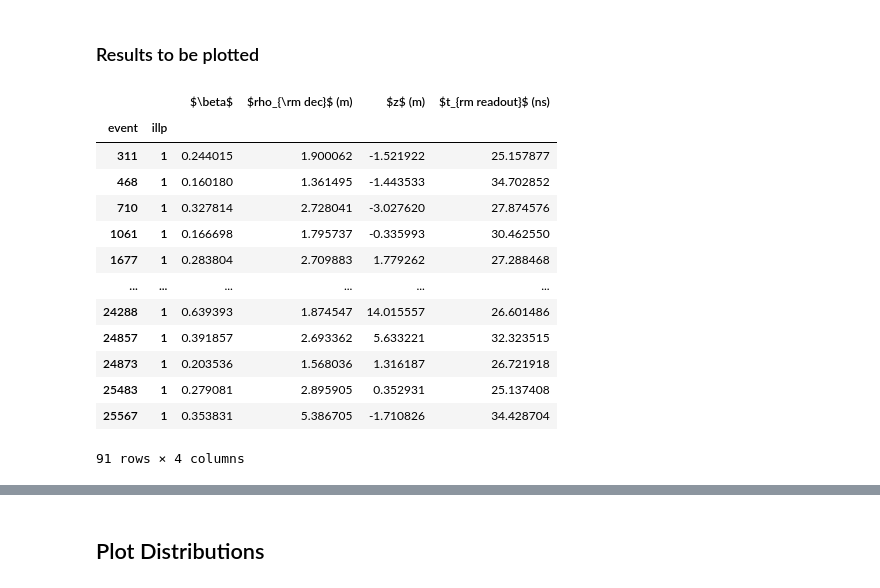
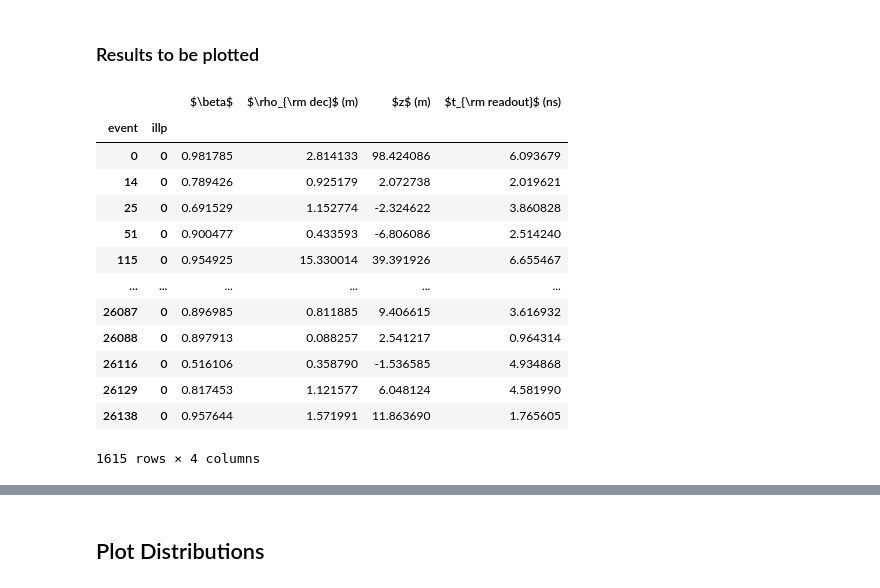
Before and after one commit to andlessa/back2futureTrigger, a Jupyter notebook: B2TF-Trigger/plotDistributions_llp.ipynb, the cells around one changed output, grey strips where cells are left out. Saved outputs shown, nothing was run; the diff lists cells and outputs as text; code cells hidden in the pictures.

```diff
--- a/B2TF-Trigger/plotDistributions_llp.ipynb
+++ b/B2TF-Trigger/plotDistributions_llp.ipynb
@@ -20,30 +20,32 @@ plt.rcParams.update(defaultPars)
 # %%
 filesLabels = {
             #  'Default' : '../pp2chi0chi0J_nosmear_scan/Events/run_03/ddmH_mS_500_m1_248_dm_94_ctau_3.0_delphes_events.root',
-            #  'sa = 0.05' : '../pp2chi0chi0J_nosmear_scan/Events/run_01/ddmH_mS_500_m1_244_dm_90_ctau_3.0_delphes_events.root',
-             'sa = 0.05 dm1 = 4' : '../pp2chi0chi0J_nosmear_scan/Events/run_03/ddmH_mS_500_m1_248_dm_94_ctau_3.0_delphes_events.pcl'
+             'sa = 0.05' : '../pp2chi0chi0J_nosmear_scan/Events/run_04/ddmH_mS_500_m1_244_dm_90_ctau_3.0_delphes_events.pcl',
+             'sa = 0.05, dm1 = 2' : '../pp2chi0chi0J_nosmear_scan/Events/run_05/ddmH_mS_500_m1_249_dm_95_ctau_3.0_delphes_events.pcl',
+             'sa = 0.05, dm1 = 2, ctau' : '../pp2chi0chi0J_nosmear_scan/Events/run_06/ddmH_mS_500_m1_249_dm_95_ctau_3.0_delphes_events.pcl',
+            #  'sa = 0.05 dm1 = 4' : '../pp2chi0chi0J_nosmear_scan/Events/run_03/ddmH_mS_500_m1_248_dm_94_ctau_3.0_delphes_events.pcl'
              }
 # %%
 dfDict = {}
 for label, file in filesLabels.items():
     dfDict[label] = pd.read_pickle(file)
 # %%
-df = dfDict['sa = 0.05 dm1 = 4']
+df = dfDict['sa = 0.05']
 # df[df['eventRecord'] == 'N']
 idx = pd.IndexSlice
-df.loc[:,'N',:]
+df.loc[:,'N-1',:]
 # %% [output]
-|  |  | $\beta$ | $rho_{\rm dec}$ (m) | $z$ (m) | $t_{rm readout}$ (ns) |
+|  |  | $\beta$ | $\rho_{\rm dec}$ (m) | $z$ (m) | $t_{\rm readout}$ (ns) |
 | event | illp |  |  |  |  |
-| 311 | 1 | 0.244015 | 1.900062 | -1.521922 | 25.157877 |
-| 468 | 1 | 0.160180 | 1.361495 | -1.443533 | 34.702852 |
-| 710 | 1 | 0.327814 | 2.728041 | -3.027620 | 27.874576 |
-| 1061 | 1 | 0.166698 | 1.795737 | -0.335993 | 30.462550 |
-| 1677 | 1 | 0.283804 | 2.709883 | 1.779262 | 27.288468 |
+| 0 | 0 | 0.981785 | 2.814133 | 98.424086 | 6.093679 |
+| 14 | 0 | 0.789426 | 0.925179 | 2.072738 | 2.019621 |
+| 25 | 0 | 0.691529 | 1.152774 | -2.324622 | 3.860828 |
+| 51 | 0 | 0.900477 | 0.433593 | -6.806086 | 2.514240 |
+| 115 | 0 | 0.954925 | 15.330014 | 39.391926 | 6.655467 |
 | ... | ... | ... | ... | ... | ... |
-| 24288 | 1 | 0.639393 | 1.874547 | 14.015557 | 26.601486 |
-| 24857 | 1 | 0.391857 | 2.693362 | 5.633221 | 32.323515 |
-| 24873 | 1 | 0.203536 | 1.568036 | 1.316187 | 26.721918 |
-| 25483 | 1 | 0.279081 | 2.895905 | 0.352931 | 25.137408 |
-| 25567 | 1 | 0.353831 | 5.386705 | -1.710826 | 34.428704 |
+| 26087 | 0 | 0.896985 | 0.811885 | 9.406615 | 3.616932 |
+| 26088 | 0 | 0.897913 | 0.088257 | 2.541217 | 0.964314 |
+| 26116 | 0 | 0.516106 | 0.358790 | -1.536585 | 4.934868 |
+| 26129 | 0 | 0.817453 | 1.121577 | 6.048124 | 4.581990 |
+| 26138 | 0 | 0.957644 | 1.571991 | 11.863690 | 1.765605 |
-91 rows × 4 columns
+1615 rows × 4 columns
```
Also changed, not shown: parts of 5 cells of this notebook, 2 other files.
